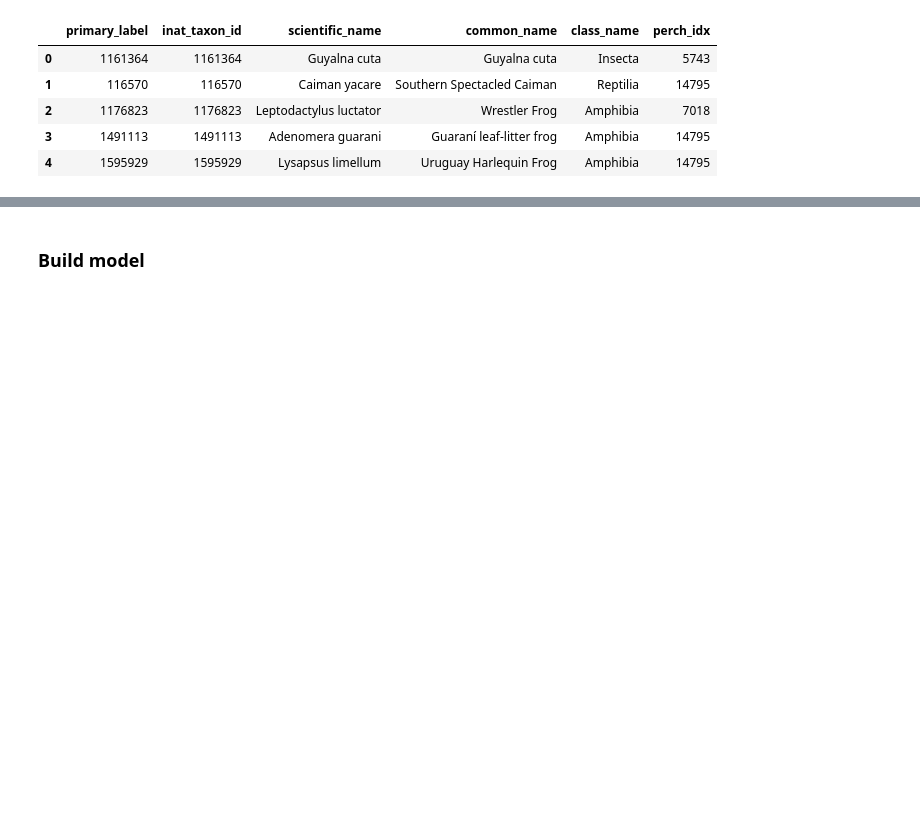
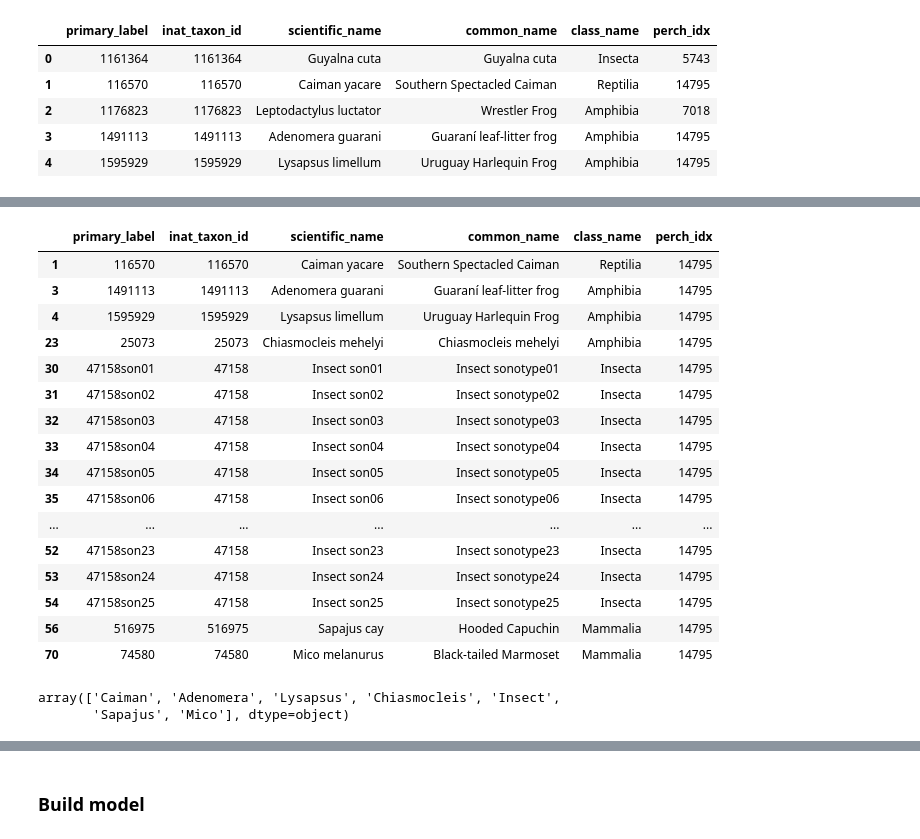
Before and after one commit to GitTurtleDone/BirdCLEF2026, a Jupyter notebook: src/perch_v2_combined_cnn_ssm_transformer.ipynb, the cells around one changed output, grey strips where cells are left out. Drawn from its saved outputs; the diff is of its cells as text; code cells hidden in the pictures; blank space fills up the shorter version.

Commit message:
Completed get list of perch_idx for species not in perch

```diff
--- a/src/perch_v2_combined_cnn_ssm_transformer.ipynb
+++ b/src/perch_v2_combined_cnn_ssm_transformer.ipynb
@@ -206,7 +157,7 @@ Number of nan in perch_idx: 31
 # fill NaN in 'perch_idx' with len(perch_df)-an unknown species
 unknow_species_idx = len(perch_df)
 taxonomy_join_perch_df['perch_idx'] = taxonomy_join_perch_df['perch_idx'].fillna(unknow_species_idx)
-taxonomy_join_perch_df['perch_idx'] = taxonomy_join_perch_df['perch_idx'].astype(int)
+taxonomy_join_perch_df['perch_idx'] = taxonomy_join_perch_df['perch_idx'].astype(np.int32)
 taxonomy_join_perch_df.head()
 # %% [output]
 |  | primary_label | inat_taxon_id | scientific_name | common_name | class_name | perch_idx |
@@ -217,0 +178,44 @@ taxonomy_join_perch_df.head()
+# %%
+#labels of species in the submission file
+submission_species_labels = submission_df.columns[1:].to_list()
+# assert that species in submision are the same and are in the same order as primary_labels in taxonomy
+assert(submission_species_labels == taxonomy_df['primary_label'].to_list())
+"Mismatch between labels in submission and taxonomy "
+#species that are in submision but and in perch
+
+label_to_perch_idx = taxonomy_join_perch_df.set_index("primary_label")["perch_idx"]
+species_in_perch_mask = taxonomy_join_perch_df['perch_idx'] != unknow_species_idx
+species_not_in_perch_mask = ~species_in_perch_mask
+#scientific names of species not in perch
+
+
+# for each species not in perch, returns list of scienticfic names of all species which are in the same genus
+# as the species not in perch
+# %%
+# rows of species that are not in perch
+taxonomy_join_perch_df[species_not_in_perch_mask]
+# %% [output]
+|  | primary_label | inat_taxon_id | scientific_name | common_name | class_name | perch_idx |
+| 1 | 116570 | 116570 | Caiman yacare | Southern Spectacled Caiman | Reptilia | 14795 |
+| 3 | 1491113 | 1491113 | Adenomera guarani | Guaraní leaf-litter frog | Amphibia | 14795 |
+| 4 | 1595929 | 1595929 | Lysapsus limellum | Uruguay Harlequin Frog | Amphibia | 14795 |
+| 23 | 25073 | 25073 | Chiasmocleis mehelyi | Chiasmocleis mehelyi | Amphibia | 14795 |
+| 30 | 47158son01 | 47158 | Insect son01 | Insect sonotype01 | Insecta | 14795 |
+| 31 | 47158son02 | 47158 | Insect son02 | Insect sonotype02 | Insecta | 14795 |
+| 32 | 47158son03 | 47158 | Insect son03 | Insect sonotype03 | Insecta | 14795 |
+| 33 | 47158son04 | 47158 | Insect son04 | Insect sonotype04 | Insecta | 14795 |
+| 34 | 47158son05 | 47158 | Insect son05 | Insect sonotype05 | Insecta | 14795 |
+| 35 | 47158son06 | 47158 | Insect son06 | Insect sonotype06 | Insecta | 14795 |
+| ... | ... | ... | ... | ... | ... | ... |
+| 52 | 47158son23 | 47158 | Insect son23 | Insect sonotype23 | Insecta | 14795 |
+| 53 | 47158son24 | 47158 | Insect son24 | Insect sonotype24 | Insecta | 14795 |
+| 54 | 47158son25 | 47158 | Insect son25 | Insect sonotype25 | Insecta | 14795 |
+| 56 | 516975 | 516975 | Sapajus cay | Hooded Capuchin | Mammalia | 14795 |
+| 70 | 74580 | 74580 | Mico melanurus | Black-tailed Marmoset | Mammalia | 14795 |
+# %%
+# genus of species that are not in perch
+not_in_perch_genera = taxonomy_join_perch_df[species_not_in_perch_mask]['scientific_name'].apply(lambda x: x.split(' ')[0]).unique()
+not_in_perch_genera
+# %% [output]
+array(['Caiman', 'Adenomera', 'Lysapsus', 'Chiasmocleis', 'Insect',
+       'Sapajus', 'Mico'], dtype=object)
```
Also changed, not shown: parts of 11 cells of this notebook.
